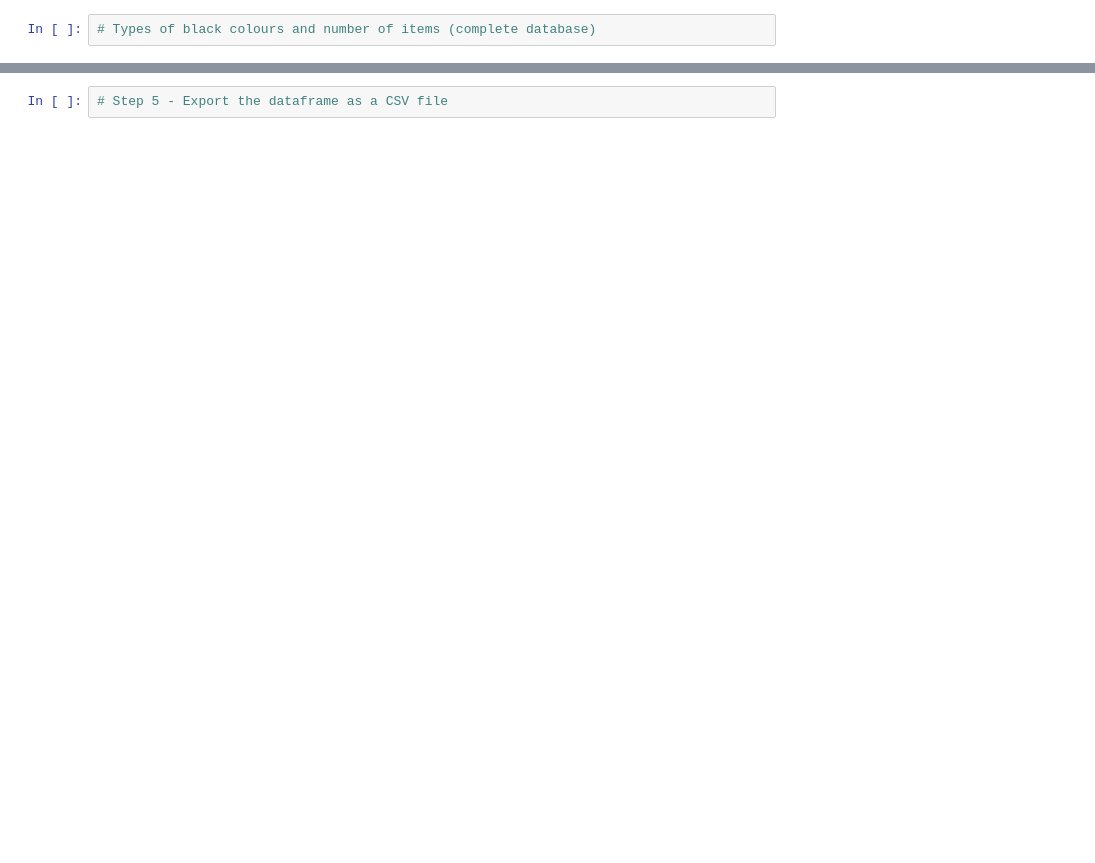
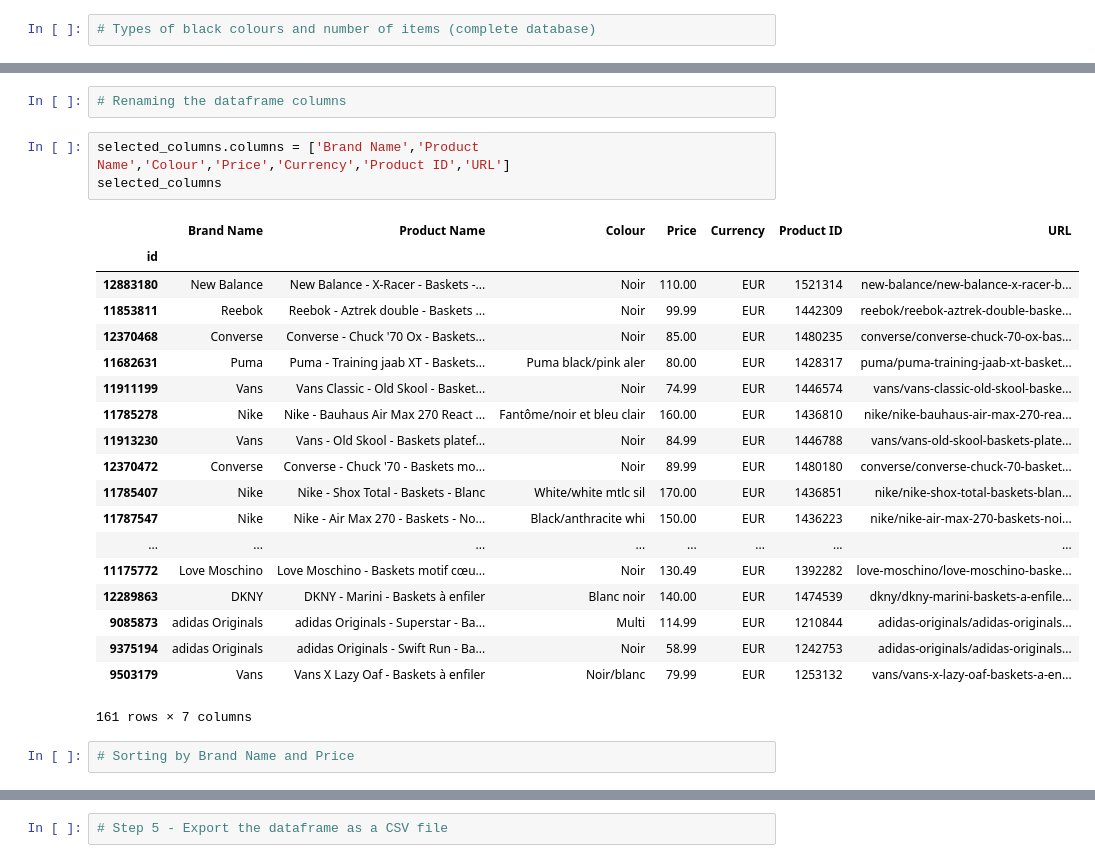
Before and after one commit to Laura-Foulon/data-labs, a Jupyter notebook: module-1/web-project/your-code/WEB PROJECT - API & Web Scrapping.ipynb, the cells around one changed output, grey strips where cells are left out. Cells and saved outputs as stored; diff of their text form; blank space fills up the shorter version.

```diff
--- a/module-1/web-project/your-code/WEB PROJECT - API & Web Scrapping.ipynb
+++ b/module-1/web-project/your-code/WEB PROJECT - API & Web Scrapping.ipynb
@@ -144,0 +182,27 @@ Name: colour, dtype: int64
+# %%
+# Renaming the dataframe columns
+# %%
+selected_columns.columns = ['Brand Name','Product Name','Colour','Price','Currency','Product ID','URL']
+selected_columns
+# %% [output]
+|  | Brand Name | Product Name | Colour | Price | Currency | Product ID | URL |
+| id |  |  |  |  |  |  |  |
+| 12883180 | New Balance | New Balance - X-Racer - Baskets -... | Noir | 110.00 | EUR | 1521314 | new-balance/new-balance-x-racer-b... |
+| 11853811 | Reebok | Reebok - Aztrek double - Baskets ... | Noir | 99.99 | EUR | 1442309 | reebok/reebok-aztrek-double-baske... |
+| 12370468 | Converse | Converse - Chuck '70 Ox - Baskets... | Noir | 85.00 | EUR | 1480235 | converse/converse-chuck-70-ox-bas... |
+| 11682631 | Puma | Puma - Training jaab XT - Baskets... | Puma black/pink aler | 80.00 | EUR | 1428317 | puma/puma-training-jaab-xt-basket... |
+| 11911199 | Vans | Vans Classic - Old Skool - Basket... | Noir | 74.99 | EUR | 1446574 | vans/vans-classic-old-skool-baske... |
+| 11785278 | Nike | Nike - Bauhaus Air Max 270 React ... | Fantôme/noir et bleu clair | 160.00 | EUR | 1436810 | nike/nike-bauhaus-air-max-270-rea... |
+| 11913230 | Vans | Vans - Old Skool - Baskets platef... | Noir | 84.99 | EUR | 1446788 | vans/vans-old-skool-baskets-plate... |
+| 12370472 | Converse | Converse - Chuck '70 - Baskets mo... | Noir | 89.99 | EUR | 1480180 | converse/converse-chuck-70-basket... |
+| 11785407 | Nike | Nike - Shox Total - Baskets - Blanc | White/white mtlc sil | 170.00 | EUR | 1436851 | nike/nike-shox-total-baskets-blan... |
+| 11787547 | Nike | Nike - Air Max 270 - Baskets - No... | Black/anthracite whi | 150.00 | EUR | 1436223 | nike/nike-air-max-270-baskets-noi... |
+| ... | ... | ... | ... | ... | ... | ... | ... |
+| 11175772 | Love Moschino | Love Moschino - Baskets motif cœu... | Noir | 130.49 | EUR | 1392282 | love-moschino/love-moschino-baske... |
+| 12289863 | DKNY | DKNY - Marini - Baskets à enfiler | Blanc noir | 140.00 | EUR | 1474539 | dkny/dkny-marini-baskets-a-enfile... |
+| 9085873 | adidas Originals | adidas Originals - Superstar - Ba... | Multi | 114.99 | EUR | 1210844 | adidas-originals/adidas-originals... |
+| 9375194 | adidas Originals | adidas Originals - Swift Run - Ba... | Noir | 58.99 | EUR | 1242753 | adidas-originals/adidas-originals... |
+| 9503179 | Vans | Vans X Lazy Oaf - Baskets à enfiler | Noir/blanc | 79.99 | EUR | 1253132 | vans/vans-x-lazy-oaf-baskets-a-en... |
+161 rows × 7 columns
+# %%
+# Sorting by Brand Name and Price
```
Also changed, not shown: parts of 25 cells of this notebook, 2 other files.
